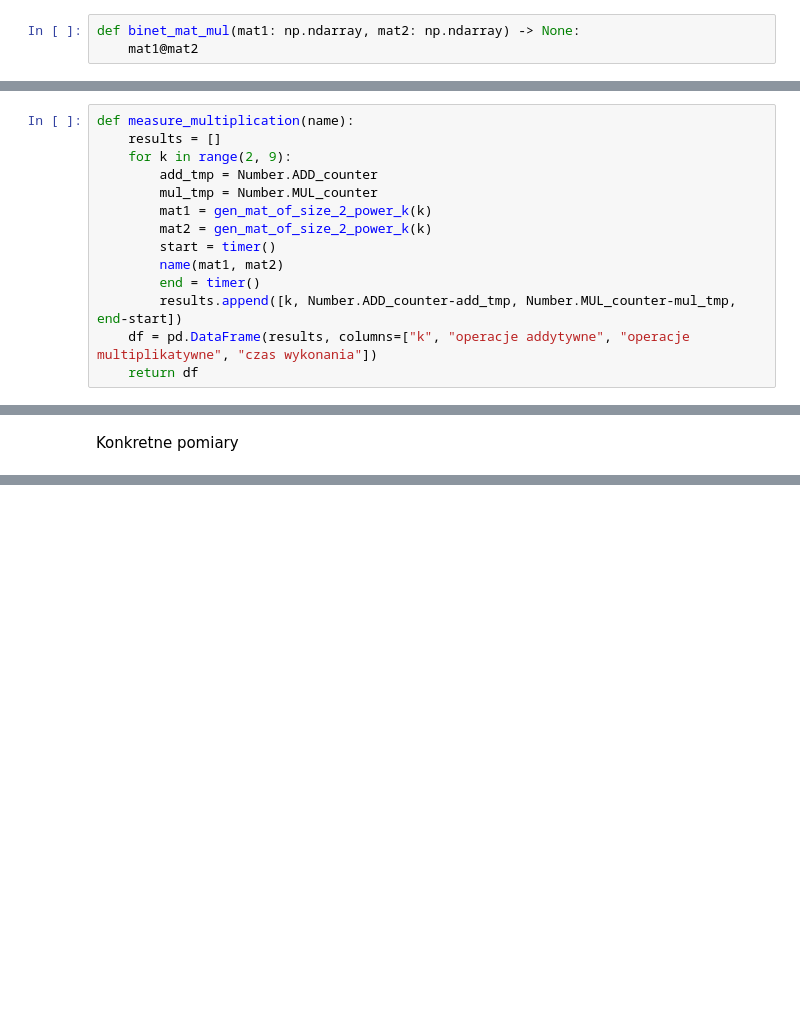
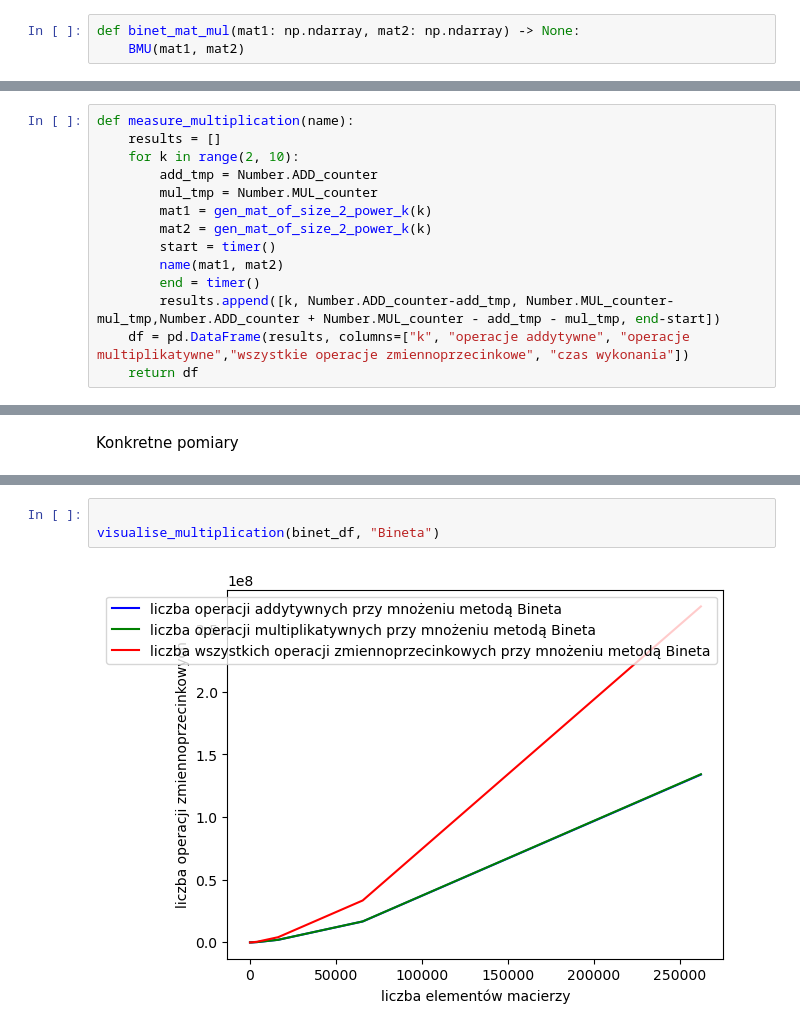
Before and after one commit to puszekjuliuszek/macierzowe, a Jupyter notebook: zestaw1/set_1.ipynb, the cells around one changed output, grey strips where cells are left out. Cells and saved outputs as stored; diff of their text form; blank space fills up the shorter version.

```diff
--- a/zestaw1/set_1.ipynb
+++ b/zestaw1/set_1.ipynb
@@ -16,7 +61,7 @@ def gen_mat_of_size_2_power_k (k: int) -> np.ndarray:
 Implementacje mnożenia macierzy
 # %%
 def binet_mat_mul(mat1: np.ndarray, mat2: np.ndarray) -> None:
-    mat1@mat2
+    BMU(mat1, mat2)
 # %%
 def strassen_mat_mul(mat1: np.ndarray, mat2: np.ndarray) -> None:
     SMU(mat1, mat2)
@@ -28,7 +73,7 @@ kod do mierzenia performancu konkretnych mnożeń
 # %%
 def measure_multiplication(name):
     results = []
-    for k in range(2, 9):
+    for k in range(2, 10):
         add_tmp = Number.ADD_counter
         mul_tmp = Number.MUL_counter
         mat1 = gen_mat_of_size_2_power_k(k)
@@ -36,6 +81,6 @@ def measure_multiplication(name):
         start = timer()
         name(mat1, mat2)
         end = timer()
-        results.append([k, Number.ADD_counter-add_tmp, Number.MUL_counter-mul_tmp, end-start])
-    df = pd.DataFrame(results, columns=["k", "operacje addytywne", "operacje multiplikatywne", "czas wykonania"])
+        results.append([k, Number.ADD_counter-add_tmp, Number.MUL_counter-mul_tmp,Number.ADD_counter + Number.MUL_counter - add_tmp - mul_tmp, end-start])
+    df = pd.DataFrame(results, columns=["k", "operacje addytywne", "operacje multiplikatywne","wszystkie operacje zmiennoprzecinkowe", "czas wykonania"])
     return df
@@ -116,0 +272,5 @@ visualise_multiplication(binet_df, "Bineta")
+# %%
+
+visualise_multiplication(binet_df, "Bineta")
+# %% [output]
+[figure, added]
```
Also changed, not shown: parts of 28 cells of this notebook, 4 other files.
